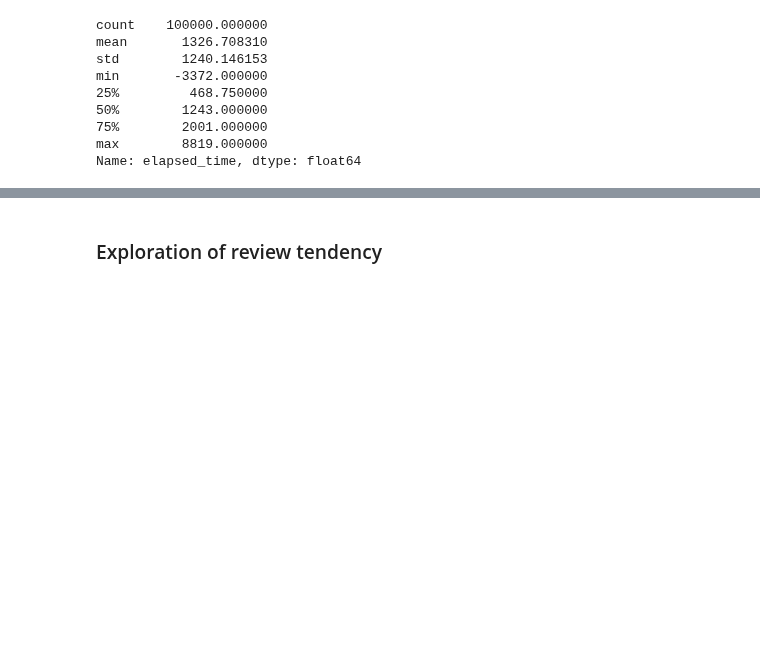
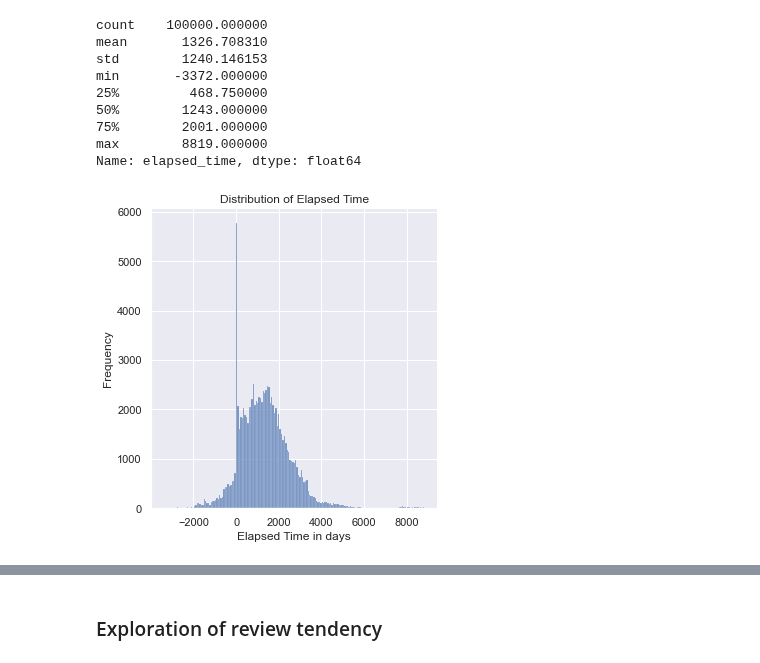
Before and after one commit to JohannesRahn/MachineLearningGroupProject, a Jupyter notebook: group7.ipynb, the cells around one changed output, grey strips where cells are left out. Saved outputs shown, nothing was run; the diff lists cells and outputs as text; code cells hidden in the pictures; blank space fills up the shorter version.

```diff
--- a/group7.ipynb
+++ b/group7.ipynb
@@ -1171,3 +1145,14 @@ min       -3372.000000
 75%        2001.000000
 max        8819.000000
 Name: elapsed_time, dtype: float64
+# %%
+# Plotting the distribution of elapsed_time
+sns.displot(analysis_df['elapsed_time'])
+
+plt.title('Distribution of Elapsed Time')
+plt.xlabel('Elapsed Time in days')
+plt.ylabel('Frequency')
+
+plt.show()
+# %% [output]
+[figure, added]
```
Also changed, not shown: parts of 17 cells of this notebook.
